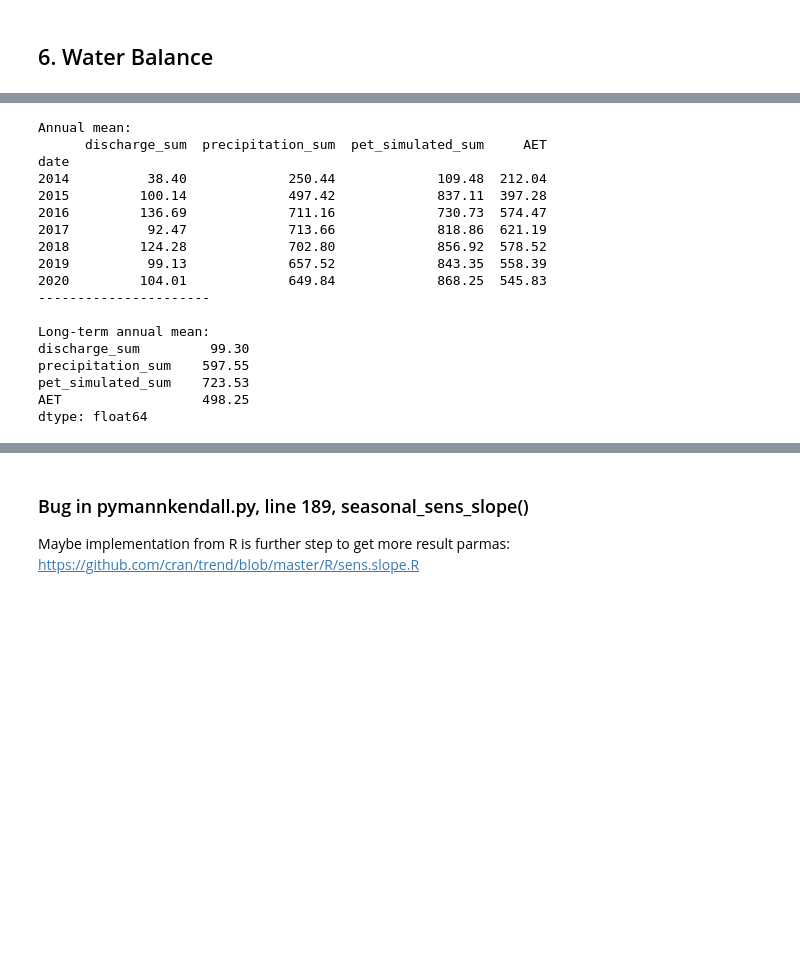
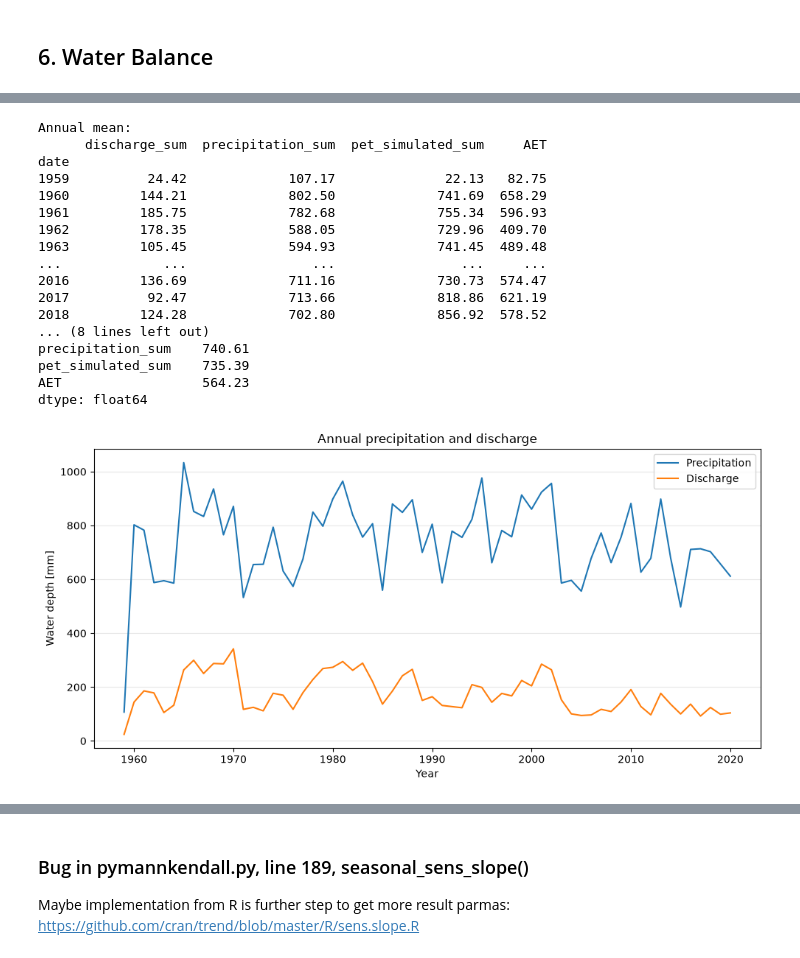
Before and after one commit to danielsehr/ACP4-Seminar, a Jupyter notebook: src/ACP4/main.ipynb, the cells around one changed output, grey strips where cells are left out. Drawn from its saved outputs; the diff is of its cells as text; code cells hidden in the pictures; blank space fills up the shorter version.

```diff
--- a/src/ACP4/main.ipynb
+++ b/src/ACP4/main.ipynb
@@ -640,8 +667,8 @@ Name: pet_hargreaves, Length: 25568, dtype: float64
 
 df = pd.concat(
     objs=[
-        data.discharge["discharge_spec_obs"],
-        data.camel["precipitation_mean"],
+        df_discharge["discharge_spec_obs"],
+        df_camel["precipitation_mean"],
         df_camel_sim["pet_hargreaves"],
     ],
     axis=1,
@@ -671,18 +698,40 @@ print(df.mean().round(2))
 Annual mean:
       discharge_sum  precipitation_sum  pet_simulated_sum     AET
 date
-2014          38.40             250.44             109.48  212.04
-2015         100.14             497.42             837.11  397.28
+1959          24.42             107.17              22.13   82.75
+1960         144.21             802.50             741.69  658.29
+1961         185.75             782.68             755.34  596.93
+1962         178.35             588.05             729.96  409.70
+1963         105.45             594.93             741.45  489.48
+...             ...                ...                ...     ...
 2016         136.69             711.16             730.73  574.47
 2017          92.47             713.66             818.86  621.19
 2018         124.28             702.80             856.92  578.52
-2019          99.13             657.52             843.35  558.39
-2020         104.01             649.84             868.25  545.83
-----------------------
-
-Long-term annual mean:
-discharge_sum         99.30
-precipitation_sum    597.55
-pet_simulated_sum    723.53
-AET                  498.25
+... (8 lines left out)
+precipitation_sum    740.61
+pet_simulated_sum    735.39
+AET                  564.23
 dtype: float64
+# %%
+fig, ax = plt.subplots(figsize=(10, 5))
+
+ax.plot(
+    df.index,
+    df["precipitation_sum"],
+    label="Precipitation",
+)
+ax.plot(
+    df.index,
+    df["discharge_sum"],
+    label="Discharge",
+)
+
+ax.set_xlabel("Year")
+ax.set_ylabel("Water depth [mm]")
+ax.set_title("Annual precipitation and discharge")
+ax.legend()
+ax.grid(axis="y", alpha=0.3)
+
+plt.tight_layout()
+# %% [output]
+[figure, added]
```
Also changed, not shown: parts of 8 cells of this notebook, 1 other file.
